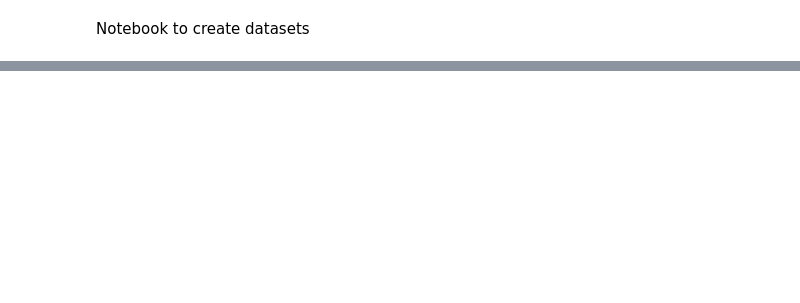
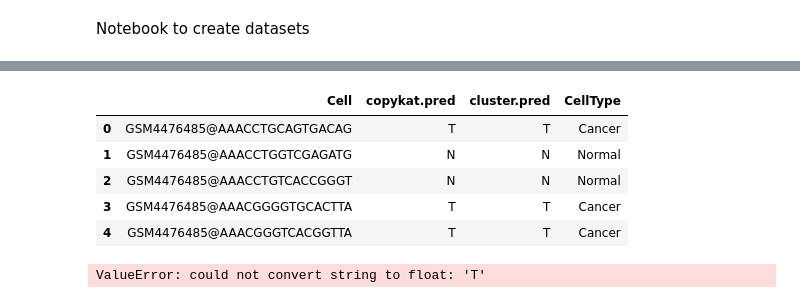
Before and after one commit to b-richins92/Cancer_Prediction_10x, a Jupyter notebook: GL_create_datasets.ipynb, the cells around one changed output, grey strips where cells are left out. Saved outputs shown, nothing was run; the diff lists cells and outputs as text; code cells hidden in the pictures; blank space fills up the shorter version.

```diff
--- a/GL_create_datasets.ipynb
+++ b/GL_create_datasets.ipynb
@@ -75,44 +99,21 @@ df_labels.to_csv('../GSE148673_labels.csv')
+# %%
+df_labels = pd.read_csv(data_path + 'GSE148673_labels.csv')
+display(df_labels.head())
+#df_labels.to_csv(data_path + 'GSE148673_labels.csv') #, index = False
+# %% [output]
+|  | Cell | copykat.pred | cluster.pred | CellType |
+| 0 | GSM4476485@AAACCTGCAGTGACAG | T | T | Cancer |
+| 1 | GSM4476485@AAACCTGGTCGAGATG | N | N | Normal |
+| 2 | GSM4476485@AAACCTGTCACCGGGT | N | N | Normal |
+| 3 | GSM4476485@AAACGGGGTGCACTTA | T | T | Cancer |
+| 4 | GSM4476485@AAACGGGTCACGGTTA | T | T | Cancer |
 # %%
 # Generate anndata object with raw and normalized counts
-
-norm_counts_path = ''
-
-# Read in normalized count matrix as AnnData object
-adata_norm = sc.read_10x_h5(norm_counts_path, gex_only = False)
-
-# Load in original labels/metadata
-orig_meta = pd.read_csv(orig_labels_path)
-orig_meta = orig_meta.set_index('Cell')
-orig_meta['orig_cancer_label'] = np.where(orig_meta['CellType'] == 'Cancer', 1, 0)
-
-# Merge original metadata with normalized AnnData from TISCH
-adata_norm.obs = pd.merge(adata_norm.obs, orig_meta, left_index = True, right_index = True, how = 'inner')
-
-# Load in raw counts into AnnData object - subset using TISCH cells and genes
-# Based on extension, choose appropriate function
-# If folder - use sc.read_10x_mtx
-# If .txt, use read_text
-
-raw_counts_ann = sc.read_10x_mtx(raw_counts_path, gex_only = False)
-raw_counts_ann.obs['in_tisch'] = raw_counts_ann.obs.index.isin(adata_norm.obs_names)
-raw_counts_ann.var['in_tisch'] = raw_counts_ann.var.index.isin(adata_norm.var_names)
-raw_subset = raw_counts_ann[raw_counts_ann.obs['in_tisch'], raw_counts_ann.var['in_tisch']].copy()
-
-# Add in labels to raw_subset
-raw_subset.obs = pd.merge(raw_subset.obs, orig_meta, left_index = True, right_index = True, how = 'inner')
-
-# Ensure shape of both normalized and raw matrices are the same
-adata_norm = adata_norm[raw_subset.obs_names, raw_subset.var_names].copy()
-
-# Print number of cells and dataset size
-print(f'Dataset has {raw_subset.n_obs} cells and {raw_subset.n_vars} features')
-print(f'Size of raw dataset: ')
-print_size_in_MB(raw_subset)
-print(f'Size of normalized dataset:')
-print_size_in_MB(adata_norm)
-
-# Create a single anndata object that contains both raw and normalized layers
-adata_all = adata_norm.copy()
-adata_all.layers['norm'] = adata_norm.X.copy()
+adata_10k_test = create_adata_train(data_path + 'GSE148673_test.csv.gz',
+                               data_path + 'BRCA_GSE148673_expression.h5',
+                               data_path + 'GSE148673_labels.csv')
+adata_10k_test.write_h5ad(scripts_path + 'Outputs/adata_10k_test_GSE148673.h5ad')
+# %% [output]
+ValueError: could not convert string to float: 'T'
 # %%
 # Dataset 3 - Chi 2020
```
Also changed, not shown: parts of 5 cells of this notebook.
